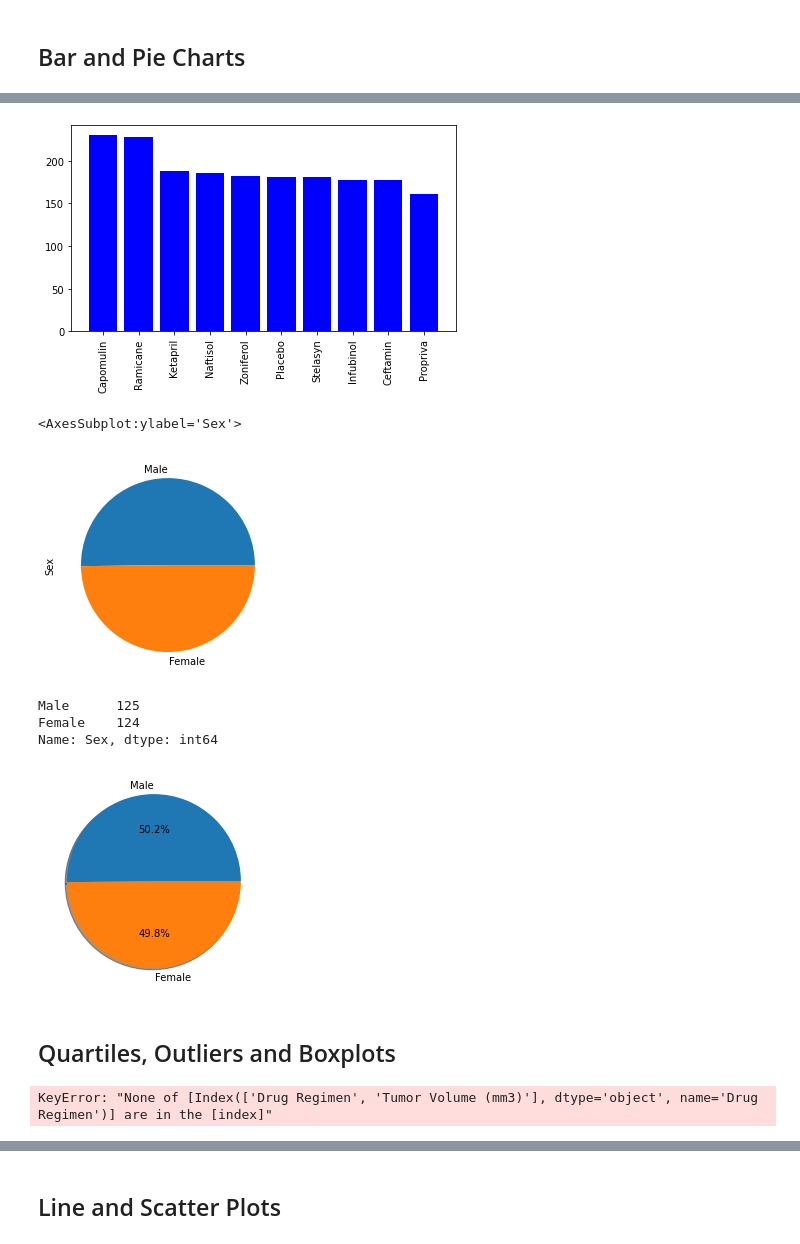
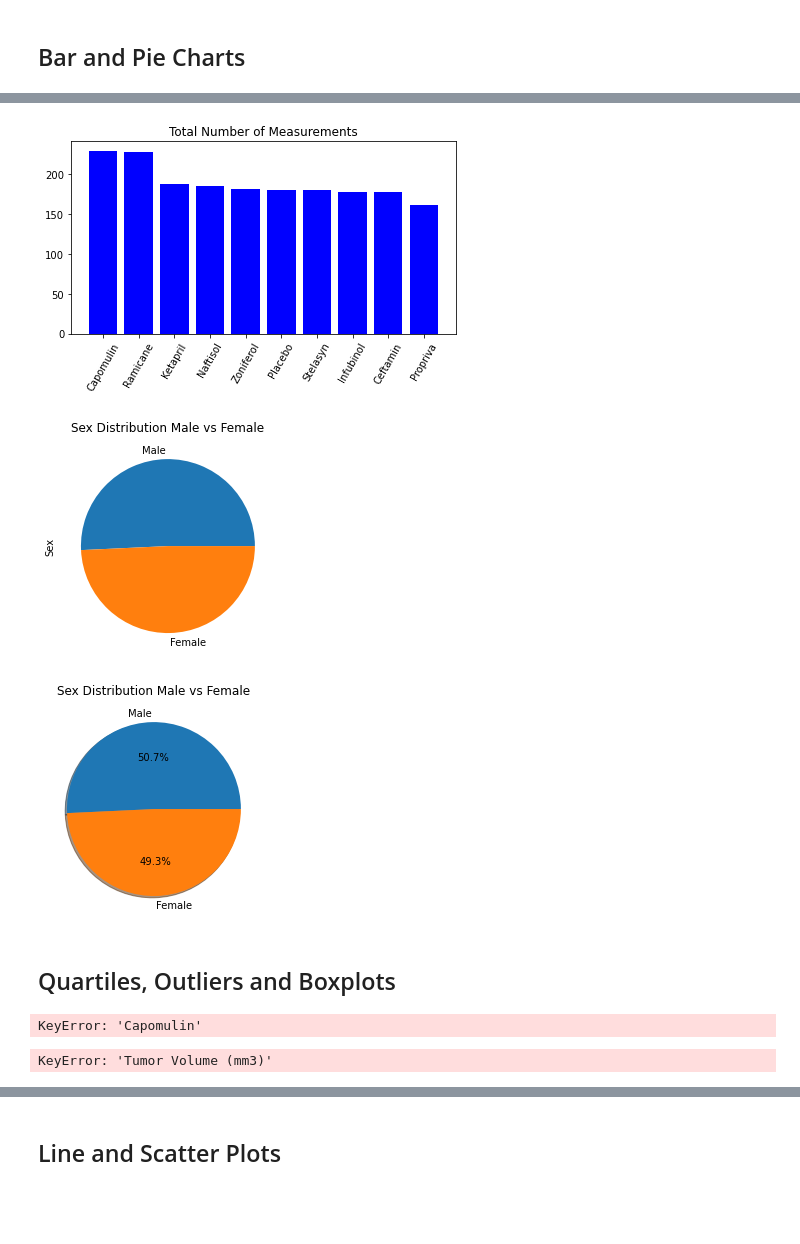
Before and after one commit to sustainedtang/matplotlib-challenge-, a Jupyter notebook: pymaceuticals_starter.ipynb, the cells around one changed output, grey strips where cells are left out. Saved outputs shown, nothing was run; the diff lists cells and outputs as text; code cells hidden in the pictures; blank space fills up the shorter version.

Commit message:
Readability, error checking

```diff
--- a/pymaceuticals_starter.ipynb
+++ b/pymaceuticals_starter.ipynb
@@ -16,7 +16,7 @@ mouse_metadata = pd.read_csv(mouse_metadata_path)
 study_results = pd.read_csv(study_results_path)
 
 # Combine the data into a single dataset
-combined_data = pd.merge(mouse_metadata, study_results, on="Mouse ID")
+combined_data = pd.merge(mouse_metadata, study_results, how="outer", on="Mouse ID")
 
 # Display the data table for preview
 combined_data.head(None)
@@ -65,6 +72,6 @@ combined_mice.head(None)
 # %%
 # Create a clean DataFrame by dropping the duplicate mouse by its ID.
-mice_data = combined_data.drop_duplicates(subset=["Mouse ID"], keep='last')
-mice_data
+mice_data = combined_data.drop_duplicates(subset=(['Mouse ID', 'Timepoint']),)
+mice_data.head(None)
 # %% [output]
 |  | Mouse ID | Drug Regimen | Sex | Age_months | Weight (g) | Timepoint | Tumor Volume (mm3) | ... |
@@ -135,20 +160,21 @@ plt.show()
 x_axis = np.arange(len(drug_table))
 tick_locations = [value for value in x_axis]
 plt.bar(x_axis, drug_count, color="b", align="center")
-plt.xticks(tick_locations, drug_names, rotation="vertical")
+plt.xticks(tick_locations, drug_names, rotation=60)
+plt.title("Total Number of Measurements")
 plt.tight_layout()
 plt.show()
 # %% [output]
-[figure, old version]
+[figure, new version]
 # %%
 # Generate a pie plot showing the distribution of female versus male mice using pandas
 mice_sex = mice_data["Sex"].value_counts().plot.pie()
+plt.title("Sex Distribution Male vs Female")
 labels = ["Male", "Female"]
 
-mice_sex
+plt.show()
 # %% [output]
-<AxesSubplot:ylabel='Sex'>
-[figure, old version]
+[figure, new version]
 # %%
 # Generate a pie plot showing the distribution of female versus male mice using pyplot
 
@@ -156,12 +182,10 @@ mice_sex = mice_data["Sex"].value_counts()
 
 
 plt.pie(mice_sex, labels=labels, autopct="%1.1f%%", shadow=True,)
-mice_sex.head()
+plt.title("Sex Distribution Male vs Female")
+plt.show()
 # %% [output]
-Male      125
-Female    124
-Name: Sex, dtype: int64
-[figure, old version]
+[figure, new version]
 # %% [markdown]
 ## Quartiles, Outliers and Boxplots
 # %%
@@ -169,22 +193,27 @@ Name: Sex, dtype: int64
 # Capomulin, Ramicane, Infubinol, and Ceftamin
 
 #print(tumor_data)
-tumor_drugs = mice_data.groupby("Drug Regimen").max()['Tumor Volume (mm3)']
-tumor_mice = mice_data.groupby("Mouse ID").max()['Tumor Volume (mm3)']
+tumor_drugs = mice_data.groupby(['Drug Regimen', 'Mouse ID', 'Tumor Volume (mm3)', ])
+#tumor_drugs = mice_data.drop_duplicates(['Mouse ID'], keep='last')
+#tumor_drugs = tumor_drugs.groupby(['Drug Regimen'])
 #print(tumor_drugs)
 # Start by getting the last (greatest) timepoint for each mouse
-last_tumor = mice_data[['Mouse ID','Tumor Volume (mm3)']]
-last_drugs = tumor_drugs[['Drug Regimen', 'Tumor Volume (mm3)']]
-last_drugs
+#last_tumor = mice_data.groupby(["Mouse ID"]).max()['Timepoint']
+capomulin = mice_data.loc[mice_data['Capomulin']]
+#ramicane = tumor_drugs.loc['Ramicane']
+#infubinol = tumor_drugs.loc['Infubinol']
+#ceftamin = tumor_drugs.loc['Ceftamin']
 # Merge this group df with the original dataframe to get the tumor volume at the last timepoint
+
+tumor_drugs.head(50)
 # %% [output]
-KeyError: "None of [Index(['Drug Regimen', 'Tumor Volume (mm3)'], dtype='object', name='Drug Regimen')] are in the [index]"
+KeyError: 'Capomulin'
 # %%
 # Put treatments into a list for for loop (and later for plot labels)
-
-
+treatments = tumor_drugs['Tumor Volume (mm3)'].to_list()
+print(treatments)
 # Create empty list to fill with tumor vol data (for plotting)
-
+tumor_voldata = []
 
 # Calculate the IQR and quantitatively determine if there are any potential outliers.
 
@@ -196,5 +225,7 @@ KeyError: "None of [Index(['Drug Regimen', 'Tumor Volume (mm3)'], dtype='object'
 
 
     # Determine outliers using upper and lower bounds
+# %% [output]
+KeyError: 'Tumor Volume (mm3)'
 # %%
 # Generate a box plot of the final tumor volume of each mouse across four regimens of interest
```
Also changed, not shown: parts of 8 cells of this notebook.
